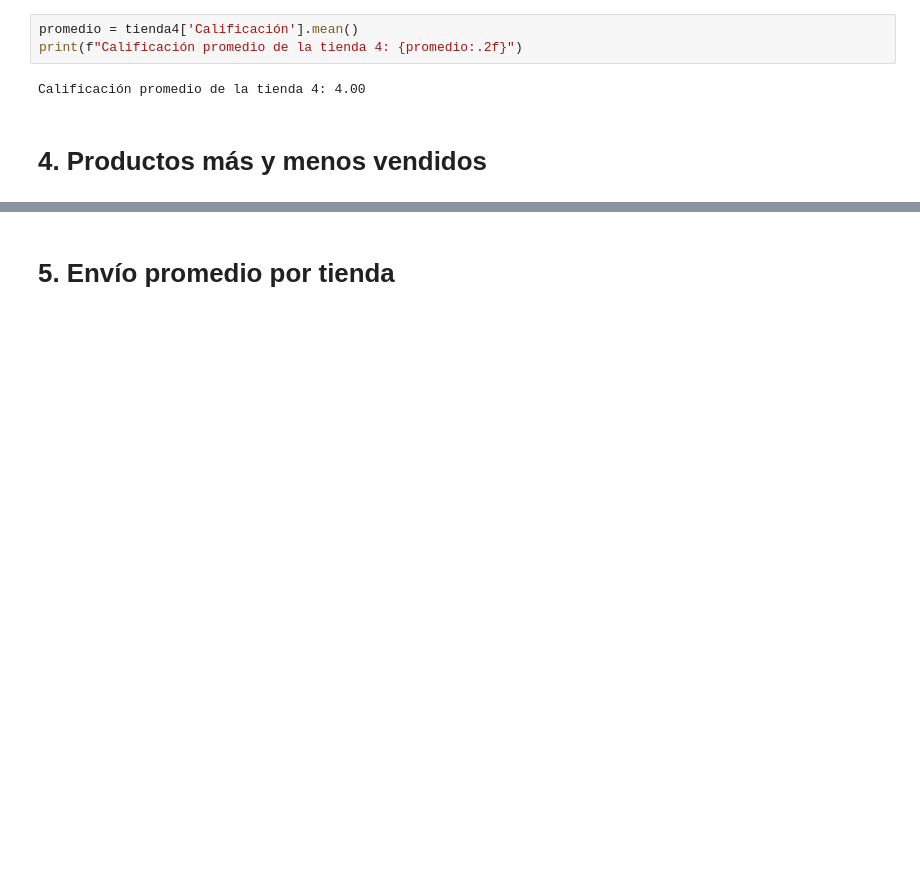
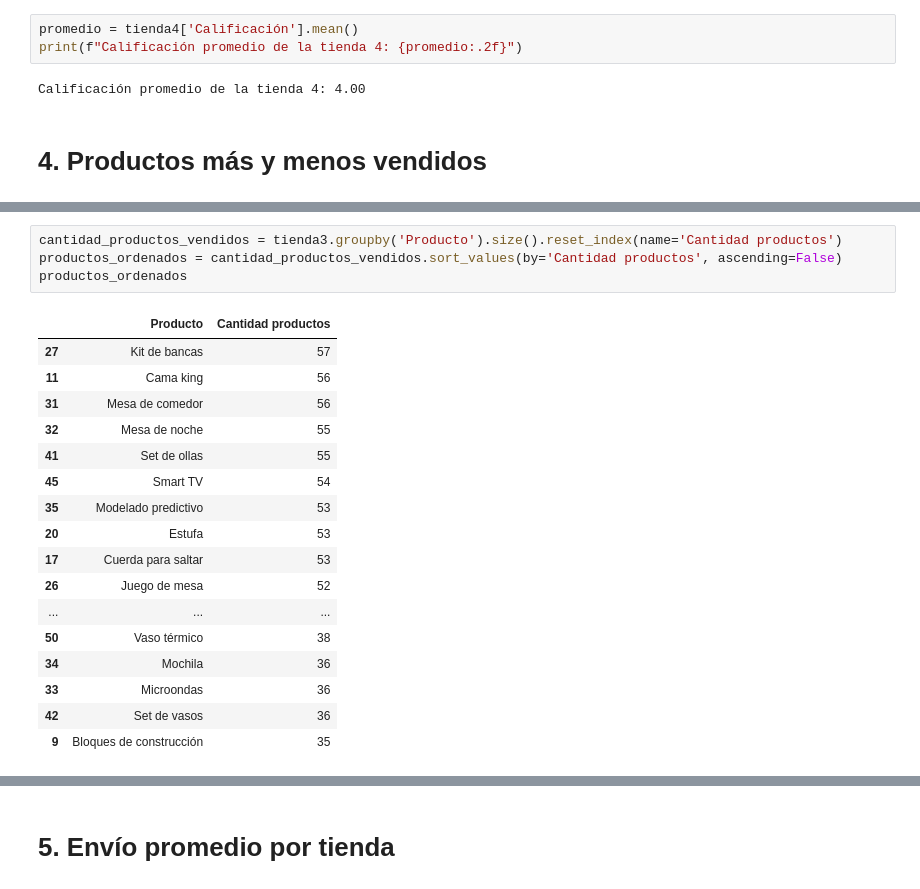
Before and after one commit to RamsesSosa04/Alura_Store_Latam, a Jupyter notebook: AluraStoreLatam.ipynb, the cells around one changed output, grey strips where cells are left out. Saved outputs shown, nothing was run; the diff lists cells and outputs as text; blank space fills up the shorter version.

```diff
--- a/AluraStoreLatam.ipynb
+++ b/AluraStoreLatam.ipynb
@@ -119,0 +164,22 @@ Calificación promedio de la tienda 4: 4.00
+# %%
+cantidad_productos_vendidos = tienda3.groupby('Producto').size().reset_index(name='Cantidad productos')
+productos_ordenados = cantidad_productos_vendidos.sort_values(by='Cantidad productos', ascending=False)
+productos_ordenados
+# %% [output]
+|  | Producto | Cantidad productos |
+| 27 | Kit de bancas | 57 |
+| 11 | Cama king | 56 |
+| 31 | Mesa de comedor | 56 |
+| 32 | Mesa de noche | 55 |
+| 41 | Set de ollas | 55 |
+| 45 | Smart TV | 54 |
+| 35 | Modelado predictivo | 53 |
+| 20 | Estufa | 53 |
+| 17 | Cuerda para saltar | 53 |
+| 26 | Juego de mesa | 52 |
+| ... | ... | ... |
+| 50 | Vaso térmico | 38 |
+| 34 | Mochila | 36 |
+| 33 | Microondas | 36 |
+| 42 | Set de vasos | 36 |
+| 9 | Bloques de construcción | 35 |
```
Also changed, not shown: parts of 3 cells of this notebook.
